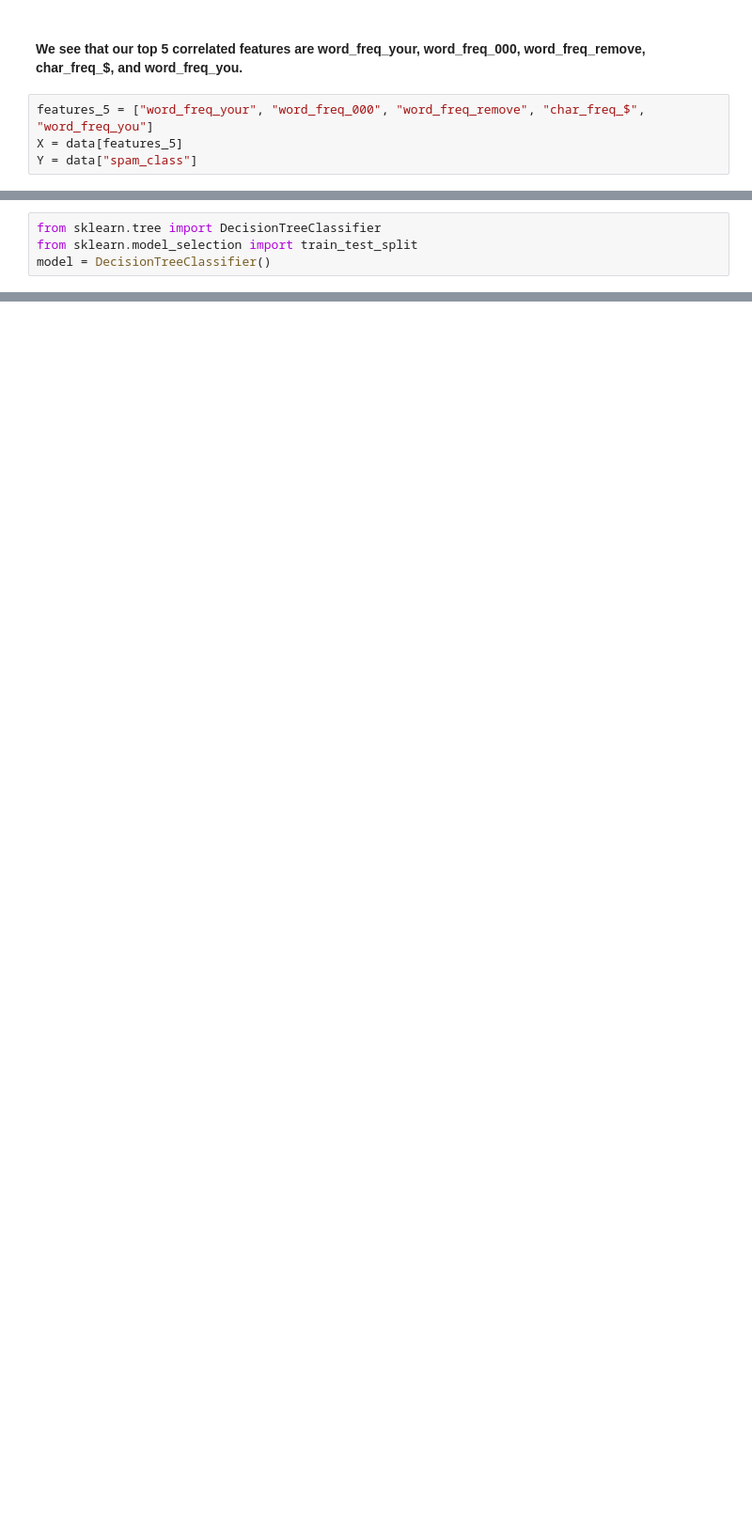
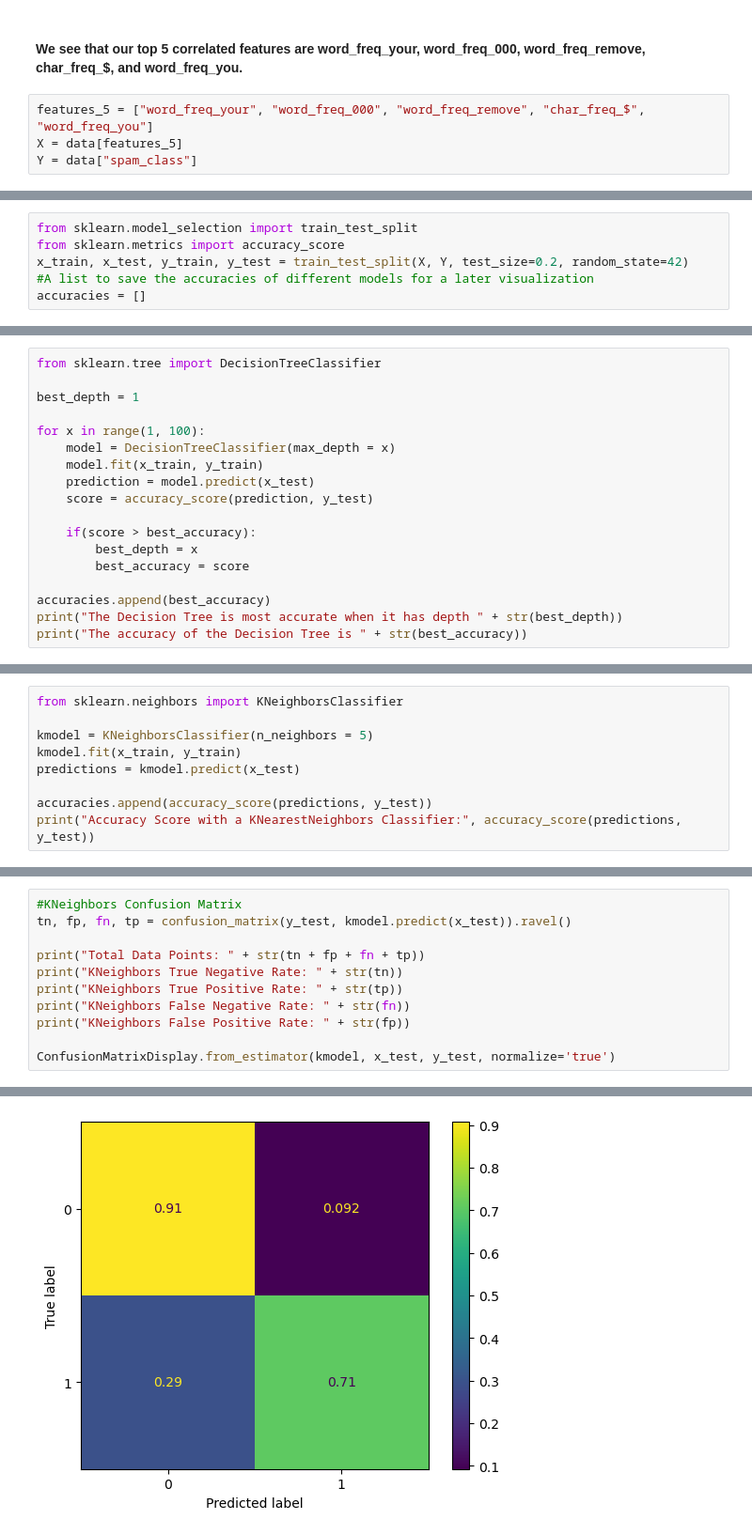
Before and after one commit to leonjiao5/SpambaseML, a Jupyter notebook: projectCode.ipynb, the cells around one changed output, grey strips where cells are left out. Shown at 94% size. Cells and saved outputs as stored; diff of their text form; blank space fills up the shorter version.

```diff
--- a/projectCode.ipynb
+++ b/projectCode.ipynb
@@ -142,4 +146,6 @@ Y = data["spam_class"]
 # %%
-from sklearn.tree import DecisionTreeClassifier
 from sklearn.model_selection import train_test_split
-model = DecisionTreeClassifier()
+from sklearn.metrics import accuracy_score
+x_train, x_test, y_train, y_test = train_test_split(X, Y, test_size=0.2, random_state=42)
+#A list to save the accuracies of different models for a later visualization
+accuracies = []
@@ -153,0 +156,18 @@ model.score(x_test, y_test)
+# %%
+from sklearn.tree import DecisionTreeClassifier
+
+best_depth = 1
+
+for x in range(1, 100):
+    model = DecisionTreeClassifier(max_depth = x)
+    model.fit(x_train, y_train)
+    prediction = model.predict(x_test)
+    score = accuracy_score(prediction, y_test)
+
+    if(score > best_accuracy):
+        best_depth = x
+        best_accuracy = score
+
+accuracies.append(best_accuracy)
+print("The Decision Tree is most accurate when it has depth " + str(best_depth))
+print("The accuracy of the Decision Tree is " + str(best_accuracy))
@@ -153,0 +177,9 @@ model.score(x_test, y_test)
+# %%
+from sklearn.neighbors import KNeighborsClassifier
+
+kmodel = KNeighborsClassifier(n_neighbors = 5)
+kmodel.fit(x_train, y_train)
+predictions = kmodel.predict(x_test)
+
+accuracies.append(accuracy_score(predictions, y_test))
+print("Accuracy Score with a KNearestNeighbors Classifier:", accuracy_score(predictions, y_test))
@@ -153,0 +221,12 @@ model.score(x_test, y_test)
+# %%
+#KNeighbors Confusion Matrix
+tn, fp, fn, tp = confusion_matrix(y_test, kmodel.predict(x_test)).ravel()
+
+print("Total Data Points: " + str(tn + fp + fn + tp))
+print("KNeighbors True Negative Rate: " + str(tn))
+print("KNeighbors True Positive Rate: " + str(tp))
+print("KNeighbors False Negative Rate: " + str(fn))
+print("KNeighbors False Positive Rate: " + str(fp))
+
+ConfusionMatrixDisplay.from_estimator(kmodel, x_test, y_test, normalize='true')
+# %% [output]
@@ -153,0 +239 @@ model.score(x_test, y_test)
+[figure, added]
```
Also changed, not shown: parts of 22 cells of this notebook, 1 other file.
